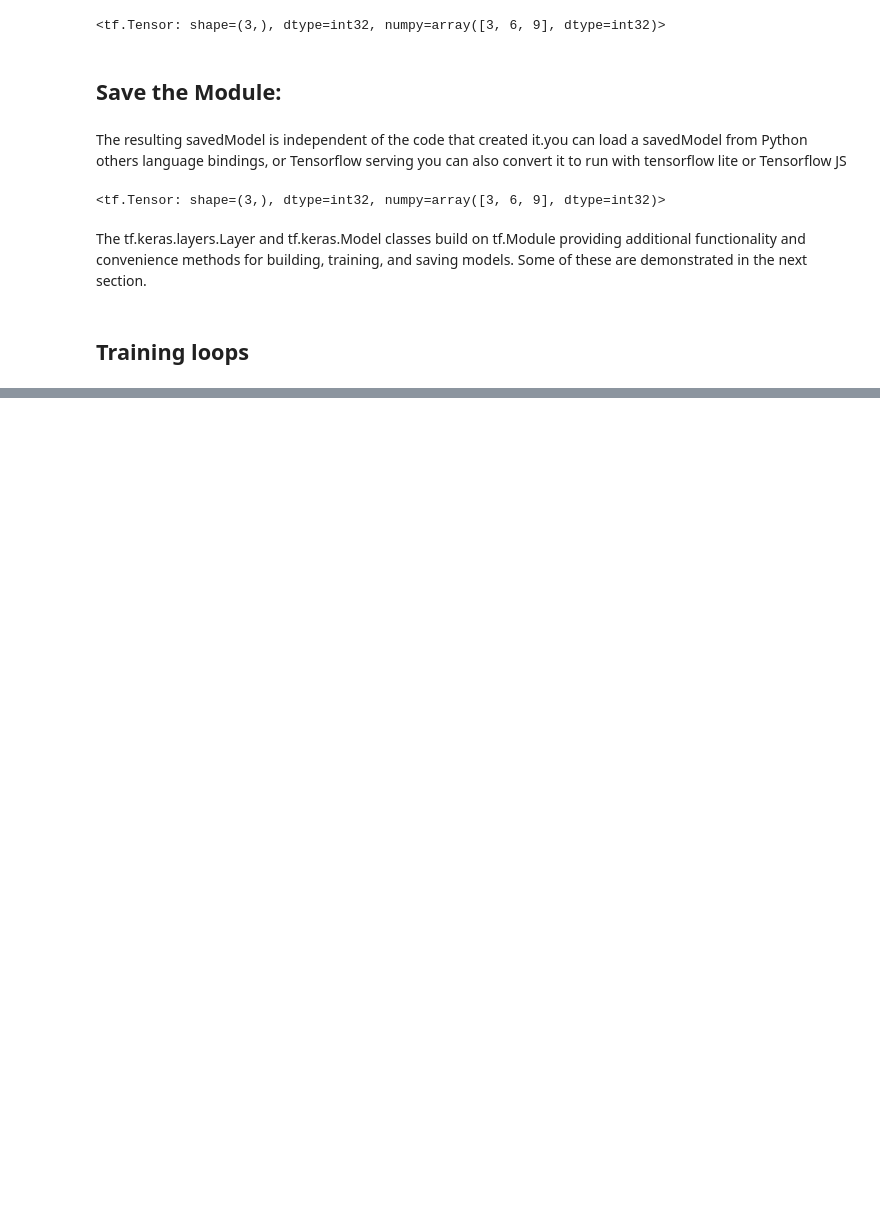
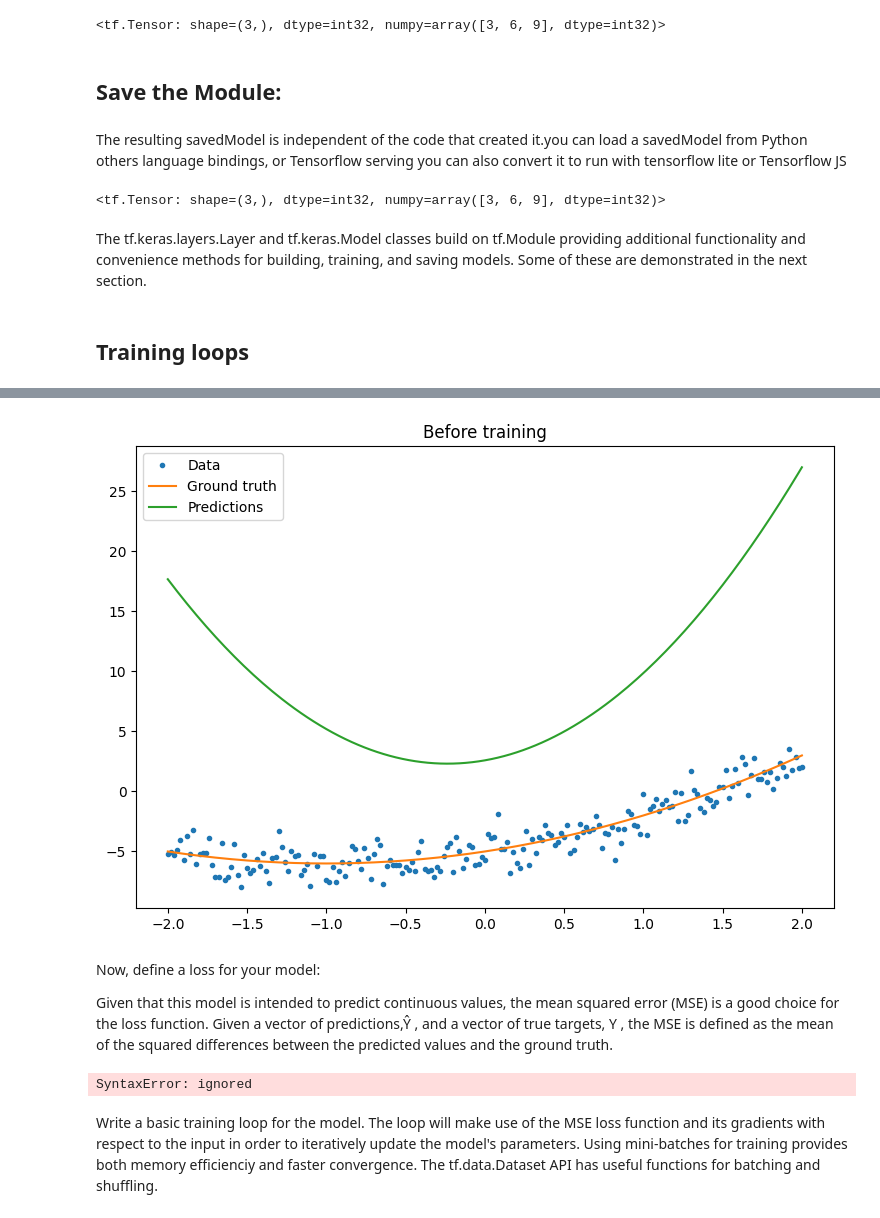
Before and after one commit to THIRU9573/Tensorflow-Notes, a Jupyter notebook: Tensorflow_Class_1.ipynb, the cells around one changed output, grey strips where cells are left out. Cells and saved outputs as stored; diff of their text form; code cells hidden in the pictures; blank space fills up the shorter version.

```diff
--- a/Tensorflow_Class_1.ipynb
+++ b/Tensorflow_Class_1.ipynb
@@ -313,0 +334,14 @@ matplotlib.rcParams['figure.figsize'] = [9,6]
+# %%
+class Model(tf.Module):
+  def __init__(self):
+    #randomly generate weight and bias terms
+    rand_init = tf.random.uniform(shape = [3], minval = 0.,maxval = 5.,seed = 22)
+    #Initialized model parameters
+    self.w_q = tf.Variable(rand_init[0])
+    self.w_l = tf.Variable(rand_init[1])
+    self.b = tf.Variable(rand_init[2])
+
+  @tf.function
+  def __call__(self, x):
+    #Quafratic Model: quadratic_weight * x^2 +linear_weight * x +bias
+    return self.w_q * (x**2) + self.w_l * x + self.b
@@ -313,0 +350,25 @@ matplotlib.rcParams['figure.figsize'] = [9,6]
+# %%
+quad_model = Model()
+# %%
+def plot_preds(x, y, f, model, title):
+  plt.figure()
+  plt.plot(x, y, '.', label = 'Data')
+  plt.plot(x, f(x), label = 'Ground truth')
+  plt.plot(x, model(x), label = 'Predictions')
+  plt.title(title)
+  plt.legend()
+# %%
+plot_preds(x, y, f, quad_model,  'Before training')
+# %% [output]
+[figure, added]
+# %% [markdown]
+Now, define a loss for your model:
+
+Given that this model is intended to predict continuous values, the mean squared error (MSE) is a good choice for the loss function. Given a vector of predictions,Ŷ
+, and a vector of true targets, Y
+, the MSE is defined as the mean of the squared differences between the predicted values and the ground truth.
+# %%
+from IPython.display import Image
+Image(filename = )
+# %% [output]
+SyntaxError: ignored
@@ -313,0 +378,2 @@ matplotlib.rcParams['figure.figsize'] = [9,6]
+# %% [markdown]
+Write a basic training loop for the model. The loop will make use of the MSE loss function and its gradients with respect to the input in order to iteratively update the model's parameters. Using mini-batches for training provides both memory efficienciy and faster convergence. The tf.data.Dataset API has useful functions for batching and shuffling.
```
Also changed, not shown: parts of 16 cells of this notebook.
